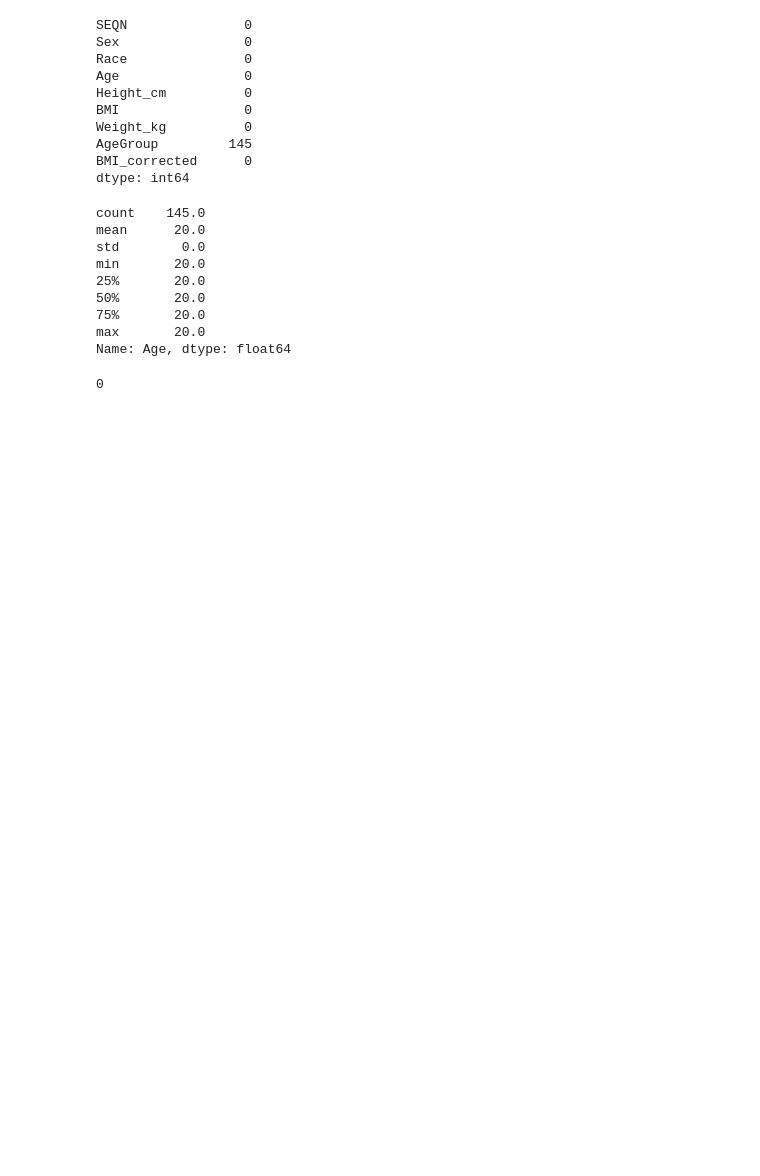
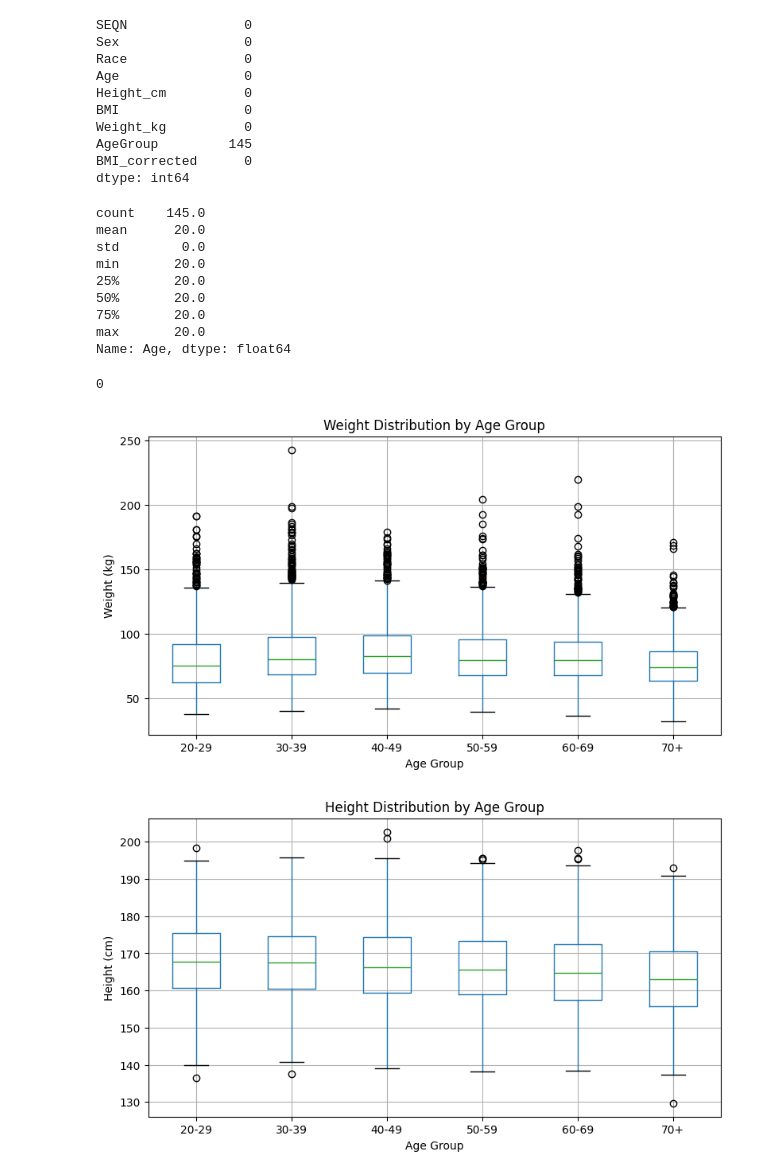
Before and after one commit to tejasabert/NHANES_FTI, a Jupyter notebook: TejasAbert_NHANESFTI_Project.ipynb, the cells around one changed output. Drawn from its saved outputs; the diff is of its cells as text; code cells hidden in the pictures; blank space fills up the shorter version.

```diff
--- a/TejasAbert_NHANESFTI_Project.ipynb
+++ b/TejasAbert_NHANESFTI_Project.ipynb
@@ -242,3 +250,24 @@ df['AgeGroup'] = pd.cut(df['Age'], bins=[20,30,40,50,60,70,81], labels=['20-29',
 print(df['AgeGroup'].isna().sum())
 # %% [output]
 0
+# %%
+import matplotlib.pyplot as plt
+
+# box plot of WEIGHT by age group
+df.boxplot(column='Weight_kg', by='AgeGroup', figsize=(9,5))
+plt.title('Weight Distribution by Age Group')
+plt.suptitle('')   # removes the automatic pandas title
+plt.xlabel('Age Group')
+plt.ylabel('Weight (kg)')
+plt.show()
+
+# box plot of HEIGHT by age group
+df.boxplot(column='Height_cm', by='AgeGroup', figsize=(9,5))
+plt.title('Height Distribution by Age Group')
+plt.suptitle('')
+plt.xlabel('Age Group')
+plt.ylabel('Height (cm)')
+plt.show()
+# %% [output]
+[figure, added]
+[figure, added]
```
Also changed, not shown: parts of 3 cells of this notebook.
